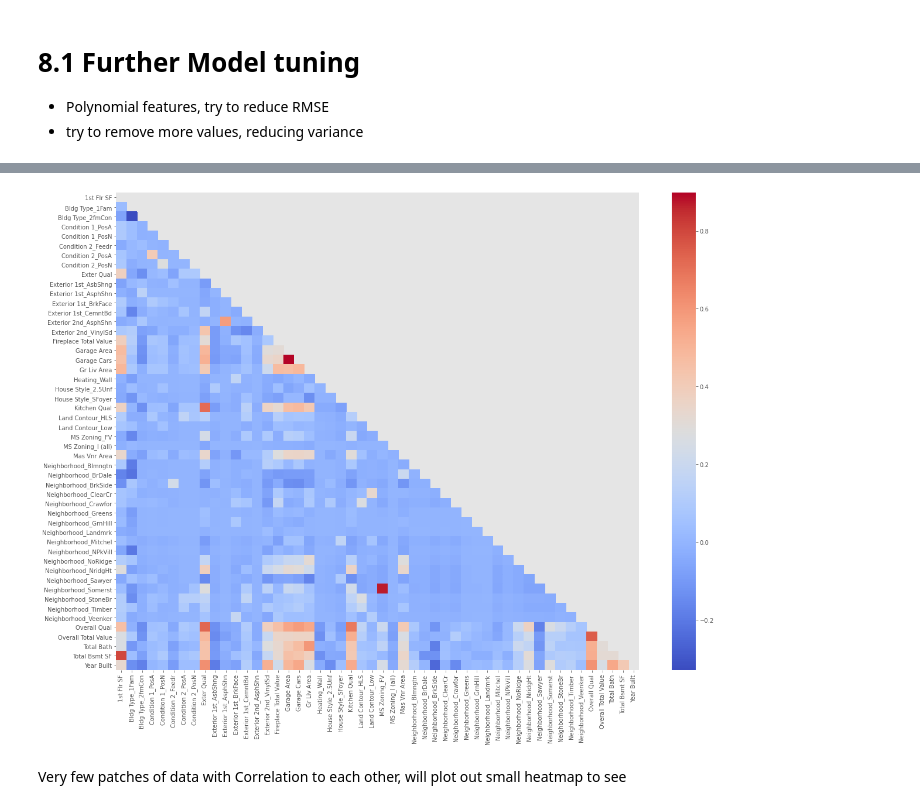
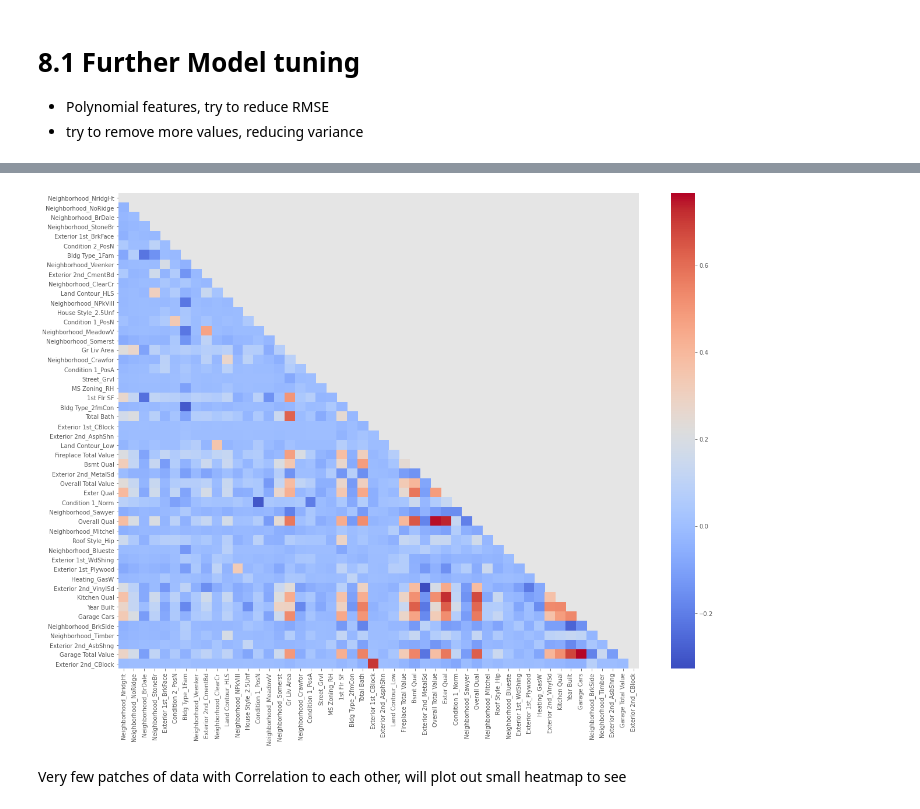
Before and after one commit to SimYiSY/Ames_Housing_Data, a Jupyter notebook: code/03 Model Benchmarks..ipynb, the cells around one changed output, grey strips where cells are left out. Saved outputs shown, nothing was run; the diff lists cells and outputs as text; code cells hidden in the pictures.

```diff
--- a/code/03 Model Benchmarks..ipynb
+++ b/code/03 Model Benchmarks..ipynb
@@ -150,7 +165,7 @@ Ridge model is producing better results
 # %% [markdown]
 # 7.1.3 Lasso
 # %%
-lasso = LassoCV(alphas = np.linspace(0.1,10,100), max_iter = 1500)
+lasso = LassoCV(alphas = np.linspace(0.1,10,100), max_iter = 3000)
 # %%
 lasso.fit(X_train, y_train);
 # %%
@@ -361,12 +331,13 @@ Top 10 coef includes:
 # %%
+coef_sort = [i for i in gd_coef]
 plt.figure(figsize= (20, 15))
 mask = (np.triu(np.ones_like(df_train[coef_sort].corr(),
                              dtype=np.bool)))
 sns.heatmap(df_train[coef_sort].corr(),
             annot=False, mask = mask,
             fmt='.1g', cmap='coolwarm');
 # %% [output]
-[figure, old version]
+[figure, new version]
 # %% [markdown]
 Very few patches of data with Correlation to each other, will plot out small heatmap to see
 # %% [markdown]
```
Also changed, not shown: parts of 87 cells of this notebook, 6 other files.
